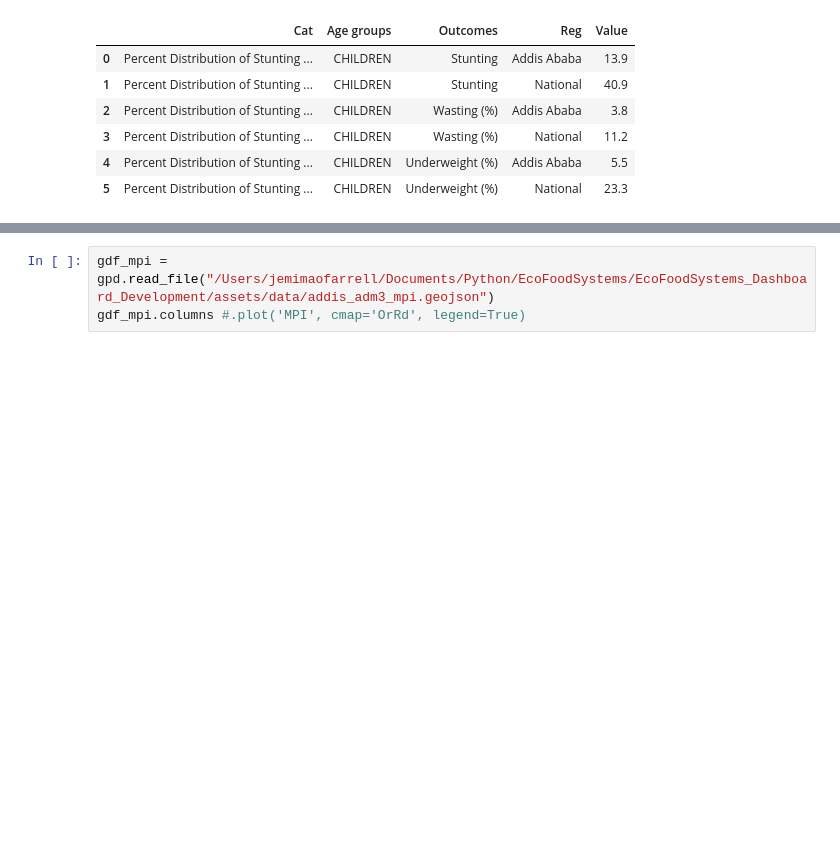
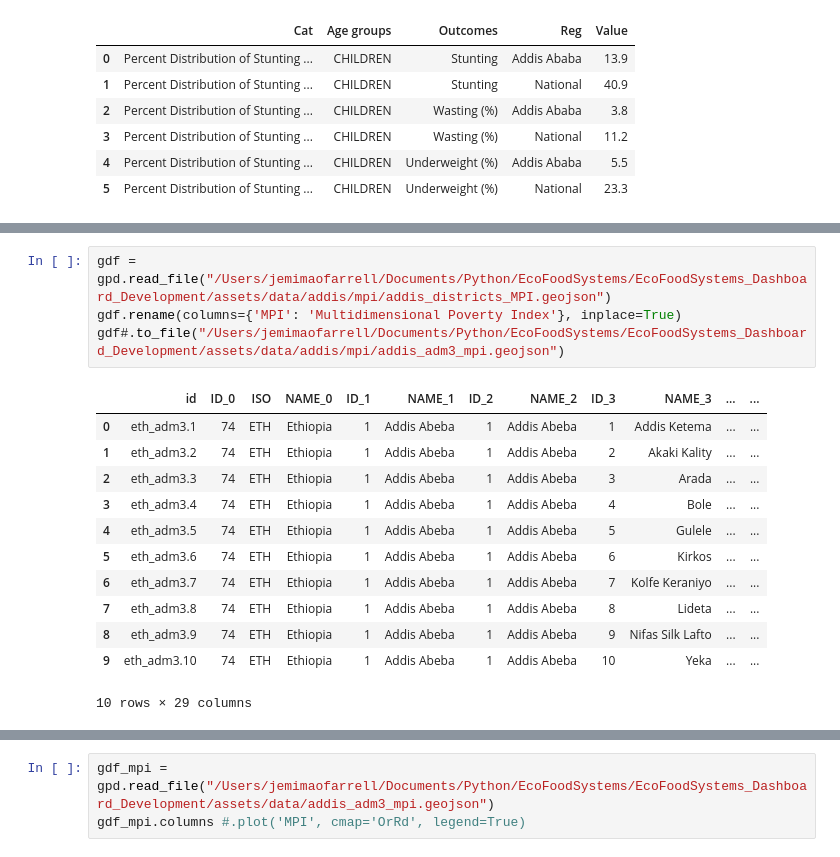
Before and after one commit to J-OFarrell/EcoFoodSystems-dashboard-development, a Jupyter notebook: legacy_files/data_prep.ipynb, the cells around one changed output, grey strips where cells are left out. Drawn from its saved outputs; the diff is of its cells as text; blank space fills up the shorter version.

```diff
--- a/legacy_files/data_prep.ipynb
+++ b/legacy_files/data_prep.ipynb
@@ -291,0 +336,17 @@ df_mpi.head(10)
+# %%
+gdf = gpd.read_file("/Users/jemimaofarrell/Documents/Python/EcoFoodSystems/EcoFoodSystems_Dashboard_Development/assets/data/addis/mpi/addis_districts_MPI.geojson")
+gdf.rename(columns={'MPI': 'Multidimensional Poverty Index'}, inplace=True)
+gdf#.to_file("/Users/jemimaofarrell/Documents/Python/EcoFoodSystems/EcoFoodSystems_Dashboard_Development/assets/data/addis/mpi/addis_adm3_mpi.geojson")
+# %% [output]
+|  | id | ID_0 | ISO | NAME_0 | ID_1 | NAME_1 | ID_2 | NAME_2 | ID_3 | NAME_3 | ... | ... |
+| 0 | eth_adm3.1 | 74 | ETH | Ethiopia | 1 | Addis Abeba | 1 | Addis Abeba | 1 | Addis Ketema | ... | ... |
+| 1 | eth_adm3.2 | 74 | ETH | Ethiopia | 1 | Addis Abeba | 1 | Addis Abeba | 2 | Akaki Kality | ... | ... |
+| 2 | eth_adm3.3 | 74 | ETH | Ethiopia | 1 | Addis Abeba | 1 | Addis Abeba | 3 | Arada | ... | ... |
+| 3 | eth_adm3.4 | 74 | ETH | Ethiopia | 1 | Addis Abeba | 1 | Addis Abeba | 4 | Bole | ... | ... |
+| 4 | eth_adm3.5 | 74 | ETH | Ethiopia | 1 | Addis Abeba | 1 | Addis Abeba | 5 | Gulele | ... | ... |
+| 5 | eth_adm3.6 | 74 | ETH | Ethiopia | 1 | Addis Abeba | 1 | Addis Abeba | 6 | Kirkos | ... | ... |
+| 6 | eth_adm3.7 | 74 | ETH | Ethiopia | 1 | Addis Abeba | 1 | Addis Abeba | 7 | Kolfe Keraniyo | ... | ... |
+| 7 | eth_adm3.8 | 74 | ETH | Ethiopia | 1 | Addis Abeba | 1 | Addis Abeba | 8 | Lideta | ... | ... |
+| 8 | eth_adm3.9 | 74 | ETH | Ethiopia | 1 | Addis Abeba | 1 | Addis Abeba | 9 | Nifas Silk Lafto | ... | ... |
+| 9 | eth_adm3.10 | 74 | ETH | Ethiopia | 1 | Addis Abeba | 1 | Addis Abeba | 10 | Yeka | ... | ... |
+10 rows × 29 columns
```
Also changed, not shown: parts of 4 cells of this notebook, 18 other files.
